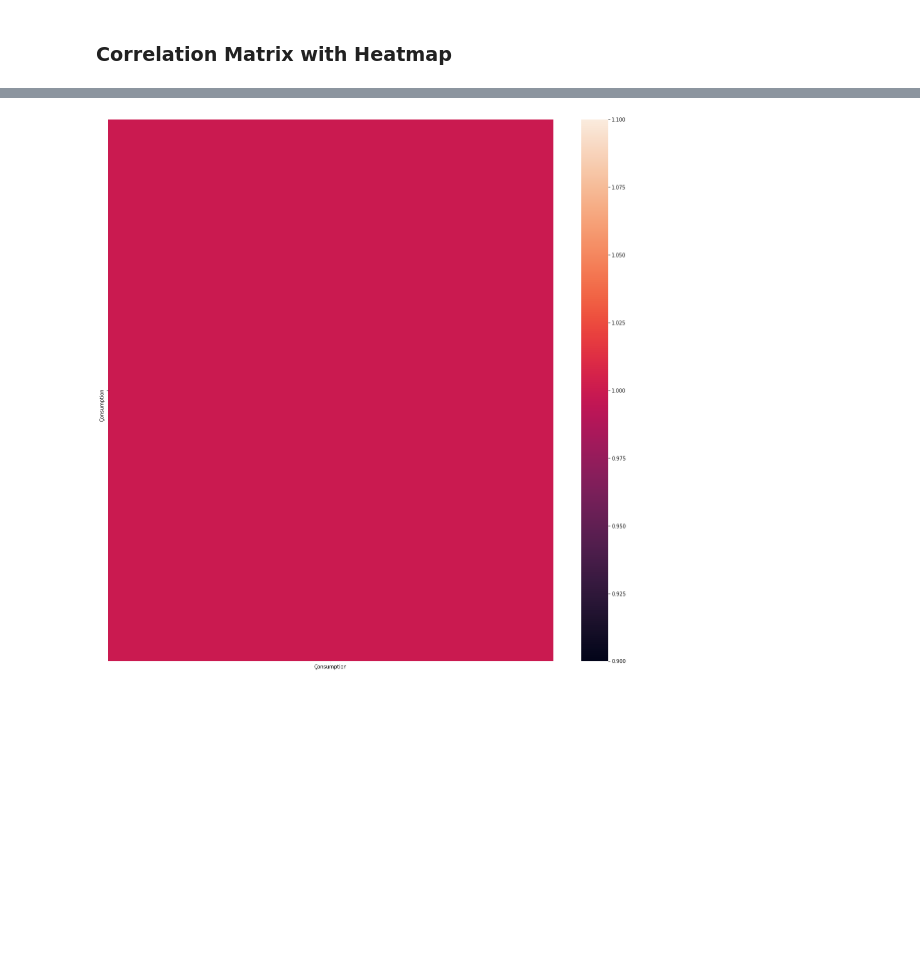
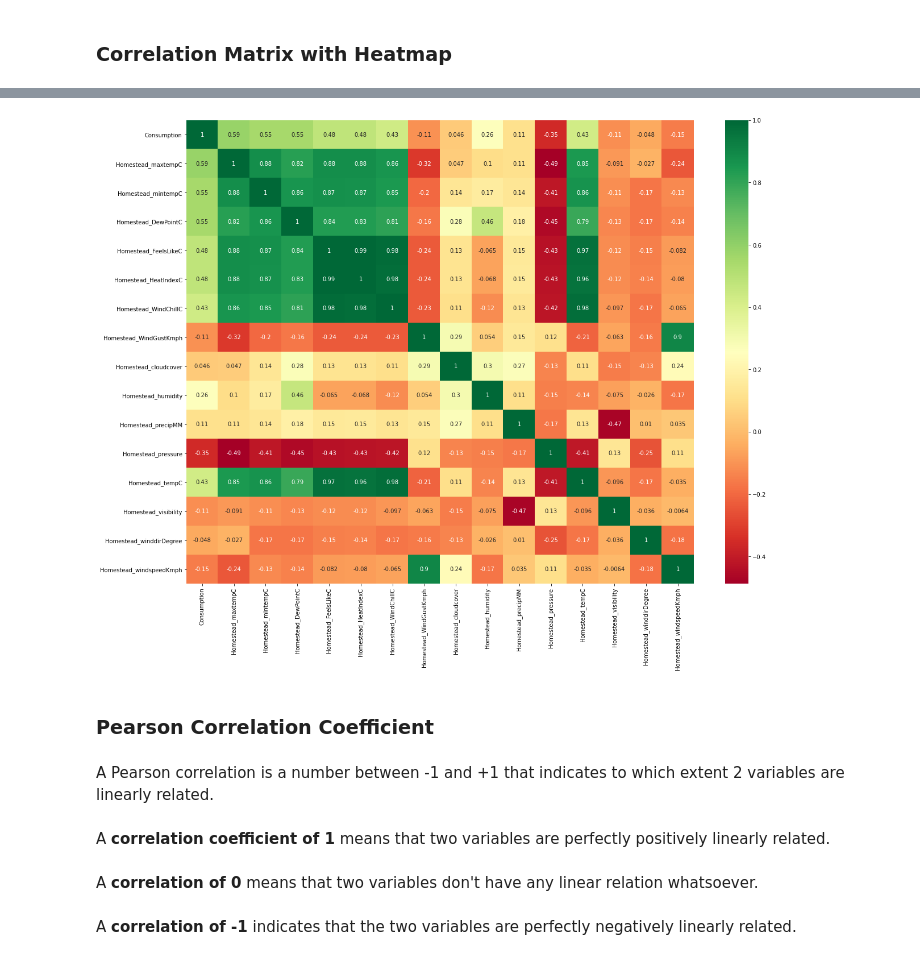
Before and after one commit to yashshah14093/REAL-TIME-FORECAST, a Jupyter notebook: Real-Time Forecast.ipynb, the cells around one changed output, grey strips where cells are left out. Drawn from its saved outputs; the diff is of its cells as text; code cells hidden in the pictures; blank space fills up the shorter version.

Commit message:
Added Feature Selection and DataNormalisation Code

```diff
--- a/Real-Time Forecast.ipynb
+++ b/Real-Time Forecast.ipynb
@@ -203,4 +224,0 @@ Statistical tests can be used to select those features that have the strongest r
-# %%
-Consumption = DataFrame_merged.pop("Consumption")
-DataFrame_merged['Çonsumption'] = Consumption
-DataFrame_merged.head()
@@ -221,0 +235,3 @@ Heatmap makes it easy to identify which features are most related to the target
+# %%
+DataFrame_merged.pop('Date')
+DataFrame_merged.head()
@@ -222,8 +245,19 @@ Heatmap makes it easy to identify which features are most related to the target
 # %%
 #get correlations of each features in dataset
-
-plt.figure(figsize=(20,20))
+corrmat = DataFrame_merged.astype(float).corr()
+top_corr_features = corrmat.index
+plt.figure(figsize = (20,15))
 #plot heat map
-g=sns.heatmap(DataFrame_merged.corr())
+g=sns.heatmap(DataFrame_merged[top_corr_features].astype(float).corr(),annot=True,cmap="RdYlGn")
 # %% [output]
-[figure, old version]
+[figure, new version]
+# %% [markdown]
+### Pearson Correlation Coefficient
+# %% [markdown]
+A Pearson correlation is a number between -1 and +1 that indicates to which extent 2 variables are linearly related.
+# %% [markdown]
+A <b>correlation coefficient of 1</b> means that two variables are perfectly positively linearly related.
+# %% [markdown]
+A <b>correlation of 0</b> means that two variables don't have any linear relation whatsoever.
+# %% [markdown]
+A <b>correlation of -1</b> indicates that the two variables are perfectly negatively linearly related.
```
Also changed, not shown: parts of 41 cells of this notebook, 2 other files.
